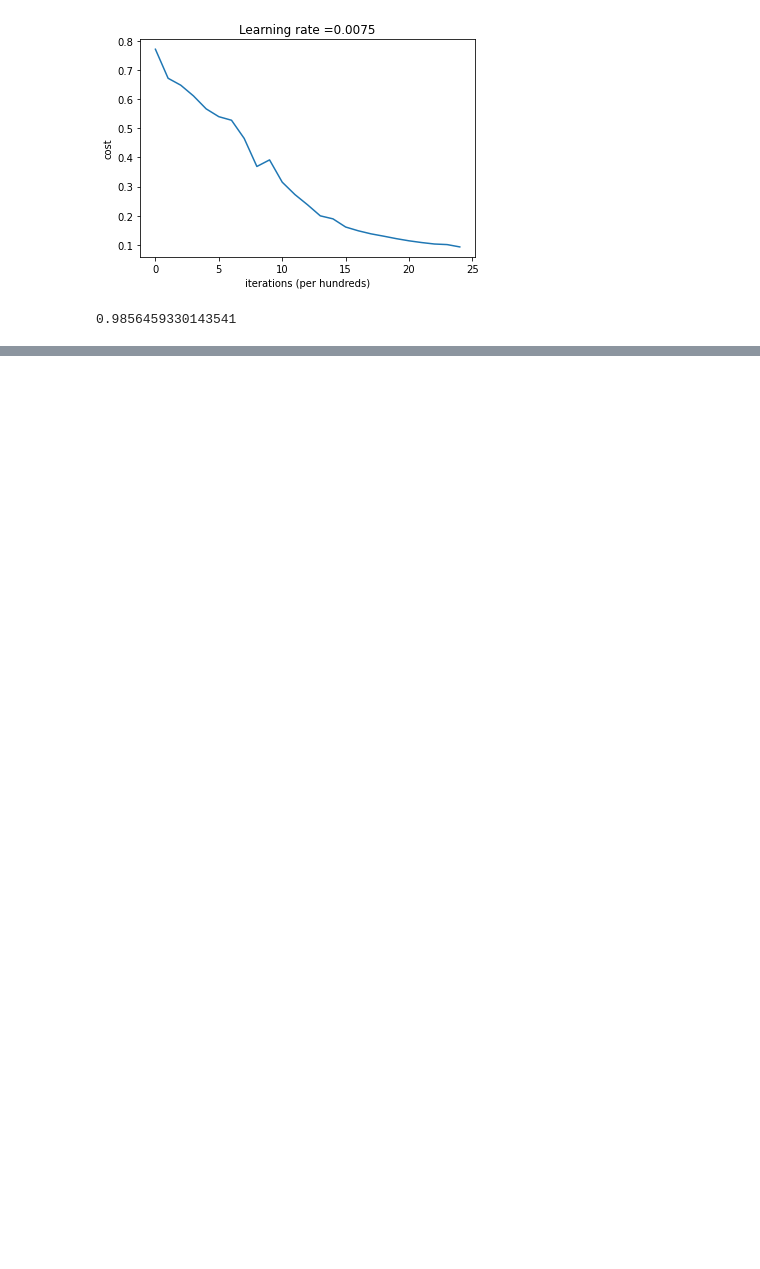
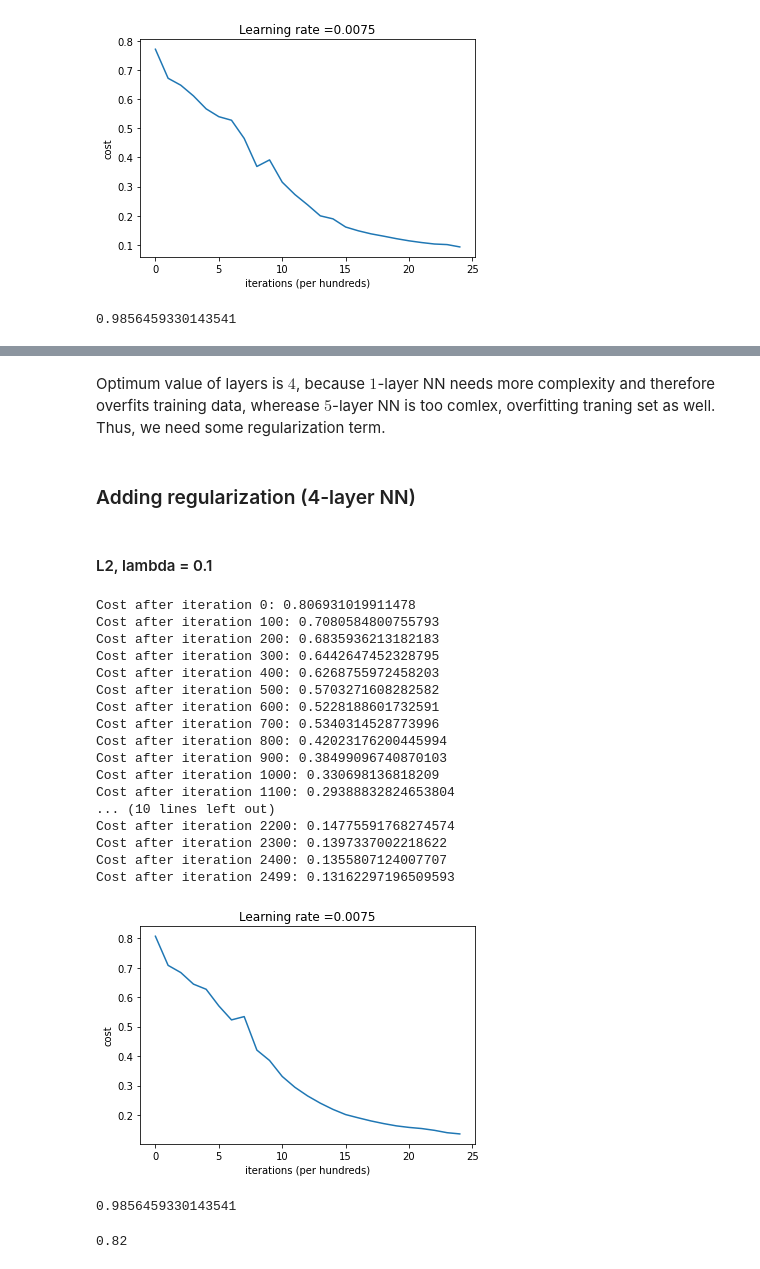
Before and after one commit to vagizD/algorithms, a Jupyter notebook: neural-network.ipynb, the cells around one changed output, grey strips where cells are left out. Saved outputs shown, nothing was run; the diff lists cells and outputs as text; code cells hidden in the pictures; blank space fills up the shorter version.

Commit message:
Adding regularization to nn

```diff
--- a/neural-network.ipynb
+++ b/neural-network.ipynb
@@ -355,0 +484,39 @@ print(np.sum(preds == test_y) / test_x.shape[1])
+# %% [markdown]
+Optimum value of layers is $4$, because $1$-layer NN needs more complexity and therefore overfits training data, wherease $5$-layer NN is too comlex, overfitting traning set as well. Thus, we need some regularization term.
+# %% [markdown]
+### Adding regularization (4-layer NN)
+# %% [markdown]
+#### L2, lambda = 0.1
+# %%
+model = nn_model(layer_sizes=[12288, 20, 7, 5, 1], learning_rate=0.0075, n_epochs=2500, lambd=0.1, regularization='l2')
+model.fit(train_x, train_y)
+plot_costs(model.costs, model.learning_rate_)
+# %% [output]
+Cost after iteration 0: 0.806931019911478
+Cost after iteration 100: 0.7080584800755793
+Cost after iteration 200: 0.6835936213182183
+Cost after iteration 300: 0.6442647452328795
+Cost after iteration 400: 0.6268755972458203
+Cost after iteration 500: 0.5703271608282582
+Cost after iteration 600: 0.5228188601732591
+Cost after iteration 700: 0.5340314528773996
+Cost after iteration 800: 0.42023176200445994
+Cost after iteration 900: 0.38499096740870103
+Cost after iteration 1000: 0.330698136818209
+Cost after iteration 1100: 0.29388832824653804
+... (10 lines left out)
+Cost after iteration 2200: 0.14775591768274574
+Cost after iteration 2300: 0.1397337002218622
+Cost after iteration 2400: 0.1355807124007707
+Cost after iteration 2499: 0.13162297196509593
+[figure, added]
+# %%
+preds = model.predict(train_x)
+print(np.sum(preds == train_y) / train_x.shape[1])
+# %% [output]
+0.9856459330143541
+# %%
+preds = model.predict(test_x)
+print(np.sum(preds == test_y) / test_x.shape[1])
+# %% [output]
+0.82
```
Also changed, not shown: parts of 27 cells of this notebook, 4 other files.
